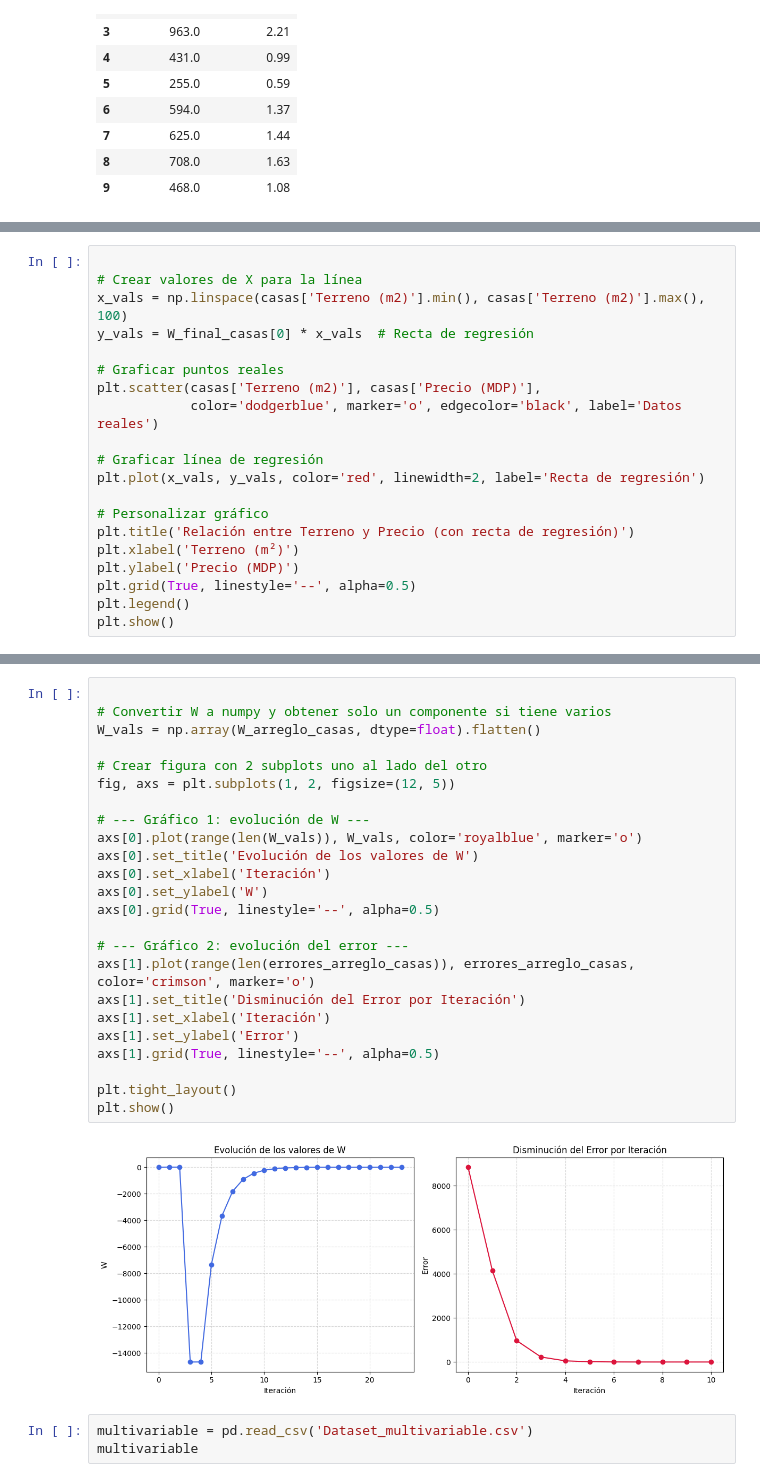
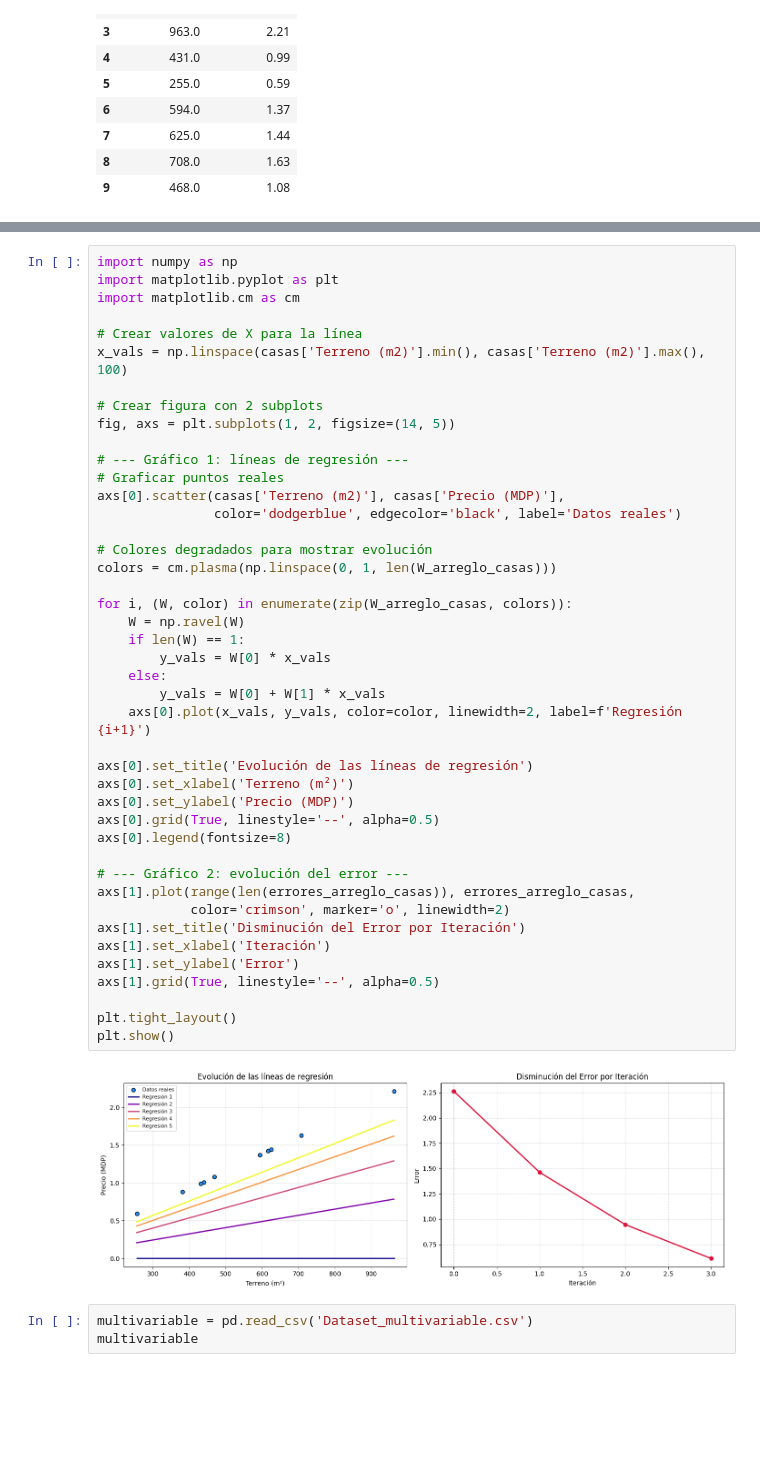
Before and after one commit to Pinedah/ESCOM_machine-learning, a Jupyter notebook: parcial1/bgd.ipynb, the cells around one changed output, grey strips where cells are left out. Saved outputs shown, nothing was run; the diff lists cells and outputs as text; blank space fills up the shorter version.

```diff
--- a/parcial1/bgd.ipynb
+++ b/parcial1/bgd.ipynb
@@ -138,20 +182,0 @@ W_final_casas
-# %%
-
-# Crear valores de X para la línea
-x_vals = np.linspace(casas['Terreno (m2)'].min(), casas['Terreno (m2)'].max(), 100)
-y_vals = W_final_casas[0] * x_vals  # Recta de regresión
-
-# Graficar puntos reales
-plt.scatter(casas['Terreno (m2)'], casas['Precio (MDP)'],
-            color='dodgerblue', marker='o', edgecolor='black', label='Datos reales')
-
-# Graficar línea de regresión
-plt.plot(x_vals, y_vals, color='red', linewidth=2, label='Recta de regresión')
-
-# Personalizar gráfico
-plt.title('Relación entre Terreno y Precio (con recta de regresión)')
-plt.xlabel('Terreno (m²)')
-plt.ylabel('Precio (MDP)')
-plt.grid(True, linestyle='--', alpha=0.5)
-plt.legend()
-plt.show()
@@ -160,29 +183,48 @@ plt.show()
 # %%
+import numpy as np
+import matplotlib.pyplot as plt
+import matplotlib.cm as cm
 
-# Convertir W a numpy y obtener solo un componente si tiene varios
-W_vals = np.array(W_arreglo_casas, dtype=float).flatten()
+# Crear valores de X para la línea
+x_vals = np.linspace(casas['Terreno (m2)'].min(), casas['Terreno (m2)'].max(), 100)
 
-# Crear figura con 2 subplots uno al lado del otro
-fig, axs = plt.subplots(1, 2, figsize=(12, 5))
+# Crear figura con 2 subplots
+fig, axs = plt.subplots(1, 2, figsize=(14, 5))
 
-# --- Gráfico 1: evolución de W ---
-axs[0].plot(range(len(W_vals)), W_vals, color='royalblue', marker='o')
-axs[0].set_title('Evolución de los valores de W')
-axs[0].set_xlabel('Iteración')
-axs[0].set_ylabel('W')
+# --- Gráfico 1: líneas de regresión ---
+# Graficar puntos reales
+axs[0].scatter(casas['Terreno (m2)'], casas['Precio (MDP)'],
+               color='dodgerblue', edgecolor='black', label='Datos reales')
+
+# Colores degradados para mostrar evolución
+colors = cm.plasma(np.linspace(0, 1, len(W_arreglo_casas)))
+
+for i, (W, color) in enumerate(zip(W_arreglo_casas, colors)):
+    W = np.ravel(W)
+    if len(W) == 1:
+        y_vals = W[0] * x_vals
+    else:
+        y_vals = W[0] + W[1] * x_vals
+    axs[0].plot(x_vals, y_vals, color=color, linewidth=2, label=f'Regresión {i+1}')
+
+axs[0].set_title('Evolución de las líneas de regresión')
+axs[0].set_xlabel('Terreno (m²)')
+axs[0].set_ylabel('Precio (MDP)')
 axs[0].grid(True, linestyle='--', alpha=0.5)
+axs[0].legend(fontsize=8)
 
 # --- Gráfico 2: evolución del error ---
-axs[1].plot(range(len(errores_arreglo_casas)), errores_arreglo_casas, color='crimson', marker='o')
+axs[1].plot(range(len(errores_arreglo_casas)), errores_arreglo_casas,
+            color='crimson', marker='o', linewidth=2)
 axs[1].set_title('Disminución del Error por Iteración')
 axs[1].set_xlabel('Iteración')
 axs[1].set_ylabel('Error')
 axs[1].grid(True, linestyle='--', alpha=0.5)
 
 plt.tight_layout()
 plt.show()
 # %% [output]
-[figure, old version]
+[figure, new version]
 # %%
 multivariable = pd.read_csv('Dataset_multivariable.csv')
 multivariable
```
Also changed, not shown: parts of 9 cells of this notebook.
